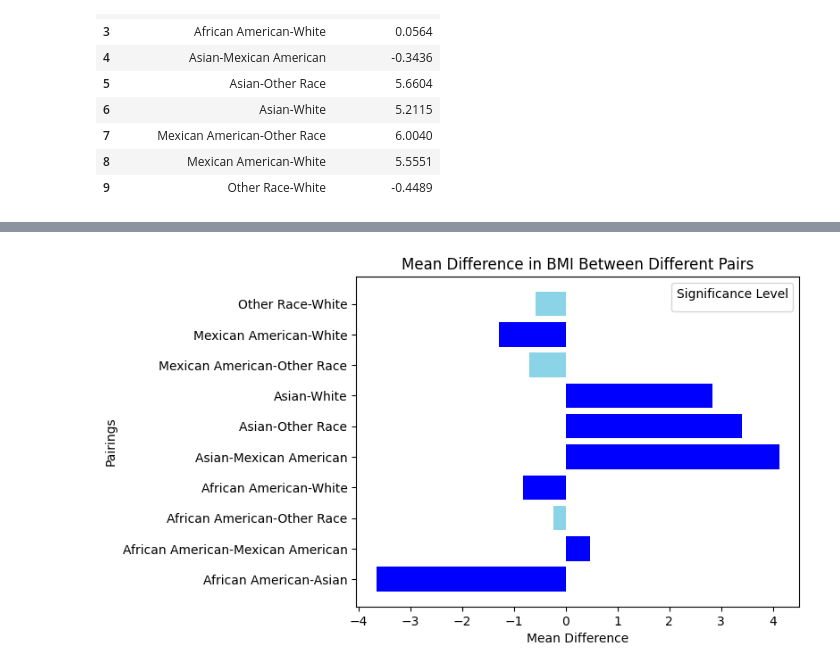
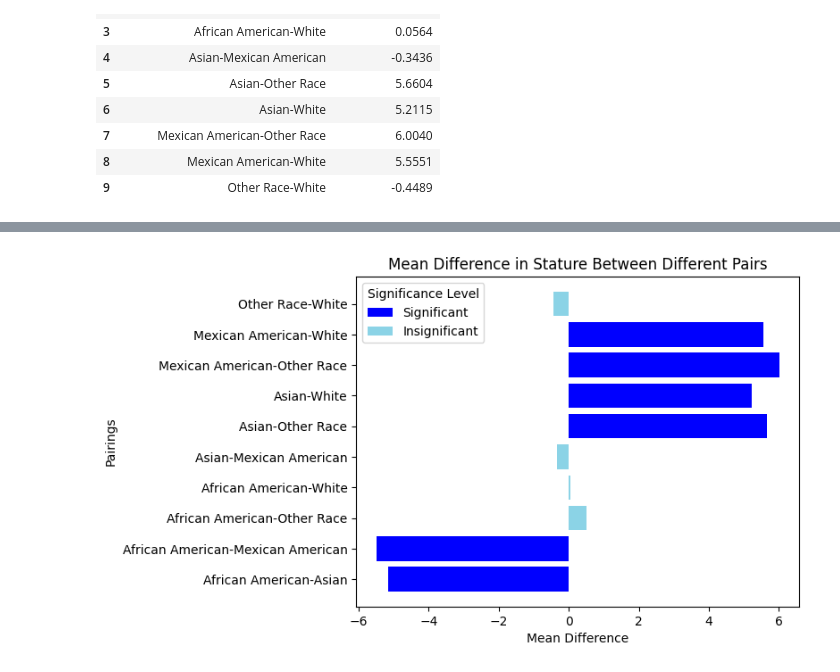
Before and after one commit to aleks111sh/data-science-healthcare-AH, a Jupyter notebook: Data_Science_Healthcare_Dataset.ipynb, the cells around one changed output, grey strips where cells are left out. Cells and saved outputs as stored; diff of their text form; code cells hidden in the pictures.

```diff
--- a/Data_Science_Healthcare_Dataset.ipynb
+++ b/Data_Science_Healthcare_Dataset.ipynb
@@ -497,0 +510,9 @@ df_cm.head(10)
+# %%
+colors = ['blue','blue','#8BD3E6','blue','blue','blue','blue','blue','blue','#8BD3E6']
+legend_elements = [Patch(facecolor='blue',label='Significant'),Patch(facecolor='#8BD3E6',label='Insignificant')]
+plt.barh(df_kg['Groups'],df_kg['MeanDifference'],color=colors)
+plt.title('Mean Difference in Mass Between Different Pairs')
+plt.xlabel('Mean Difference')
+plt.ylabel('Pairings')
+plt.legend(handles=legend_elements, title='Significance Level', loc='upper right')
+plt.show()
@@ -498,10 +521,10 @@ df_cm.head(10)
 # %%
-colors = ['blue','blue','#8BD3E6','blue','blue','blue','blue','#8BD3E6','blue','#8BD3E6']
-plt.barh(df_bmi['Groups'],df_bmi['MeanDifference'], color=colors)
-plt.title('Mean Difference in BMI Between Different Pairs')
+colors = ['blue','blue','#8BD3E6','#8BD3E6','#8BD3E6','blue','blue','blue','blue','#8BD3E6']
+plt.barh(df_cm['Groups'],df_cm['MeanDifference'], color=colors)
+plt.title('Mean Difference in Stature Between Different Pairs')
 plt.xlabel('Mean Difference')
 plt.ylabel('Pairings')
-plt.legend(title='Significance Level', loc='upper right')
+plt.legend(handles=legend_elements, title='Significance Level', loc='upper left')
 plt.show()
 # %% [output]
-[figure, old version]
+[figure, new version]
```
Also changed, not shown: parts of 4 cells of this notebook.
